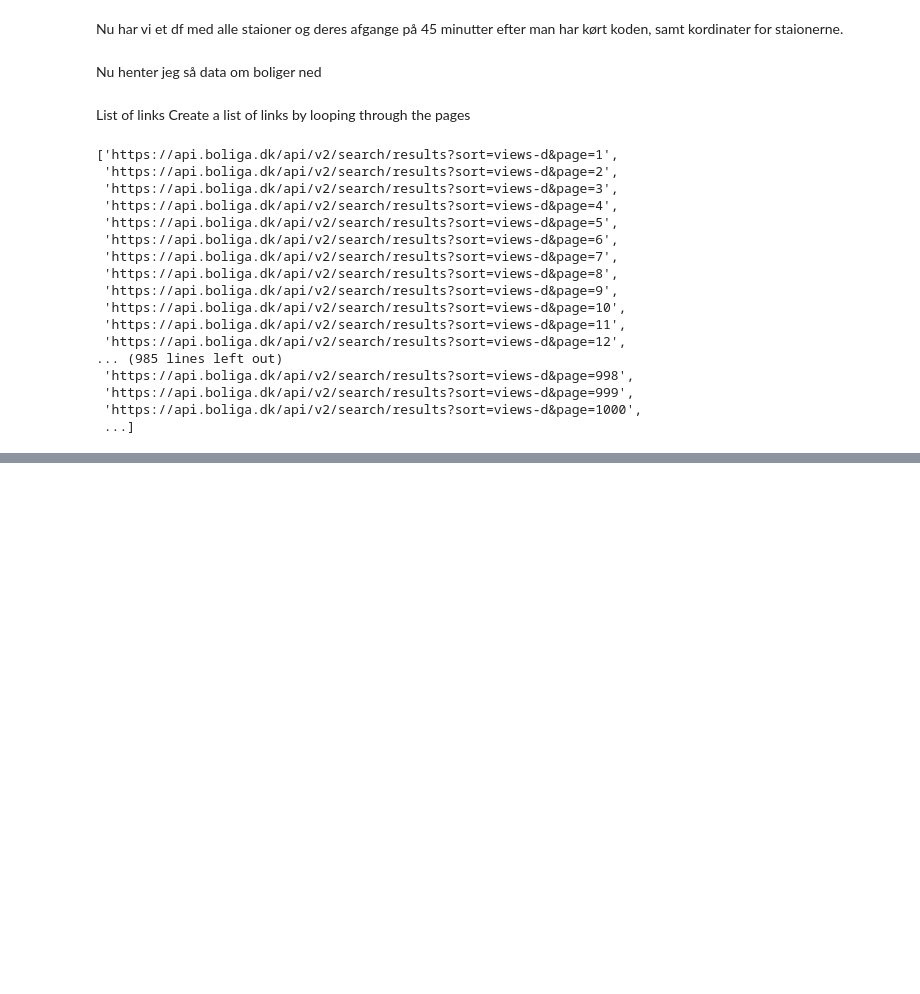
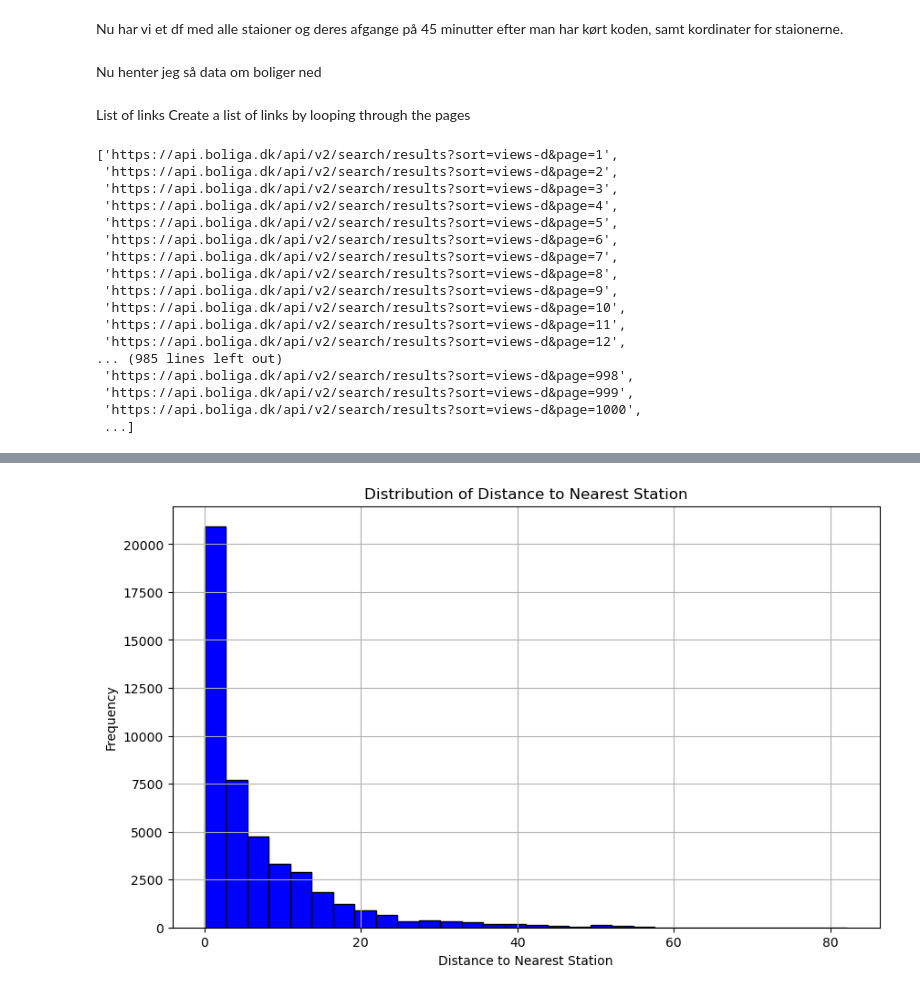
Before and after one commit to Tobias-Thiim/Introduction-to-Social-Data-Science-gruppe_20, a Jupyter notebook: Data_behandling/Combined script.ipynb, the cells around one changed output, grey strips where cells are left out. Saved outputs shown, nothing was run; the diff lists cells and outputs as text; code cells hidden in the pictures; blank space fills up the shorter version.

```diff
--- a/Data_behandling/Combined script.ipynb
+++ b/Data_behandling/Combined script.ipynb
@@ -527,0 +686,8 @@ NameError: name 'Final_Real_Estate_Postings' is not defined
+# %%
+# Concatenate the filtered dataframes back together
+bolig_df_selected2 = pd.concat([df_type1, df_type2, df_type3, df_type6, df_type7])
+
+# Reset index if needed
+bolig_df_selected2.reset_index(drop=True, inplace=True)
+
+print(len(bolig_df_selected2))
@@ -527,0 +711,4 @@ NameError: name 'Final_Real_Estate_Postings' is not defined
+# %%
+bolig_df_m_coordinates = bolig_df_selected2.dropna(subset=['latitude', 'longitude'])
+# %%
+bolig_df_m_coordinates = bolig_df_m_coordinates.drop(columns=['distance_to_nearest_station'])
@@ -527,0 +777,18 @@ NameError: name 'Final_Real_Estate_Postings' is not defined
+# %%
+bolig_df_m_coordinates_u_BH=bolig_df_m_coordinates[
+    (bolig_df_m_coordinates['distance_to_nearest_station'] < 100) &
+    (bolig_df_m_coordinates['municipality'] != 400)
+]
+# %%
+# Assuming 'distance_to_nearest_station' is the column name in bolig_df
+plt.figure(figsize=(10, 6))
+plt.hist(bolig_df_m_coordinates_u_BH['distance_to_nearest_station'], bins=30, color='blue', edgecolor='black')
+plt.title('Distribution of Distance to Nearest Station')
+plt.xlabel('Distance to Nearest Station')
+plt.ylabel('Frequency')
+plt.grid(True)
+
+# Show the plot
+plt.show()
+# %% [output]
+[figure, added]
```
Also changed, not shown: parts of 22 cells of this notebook.
